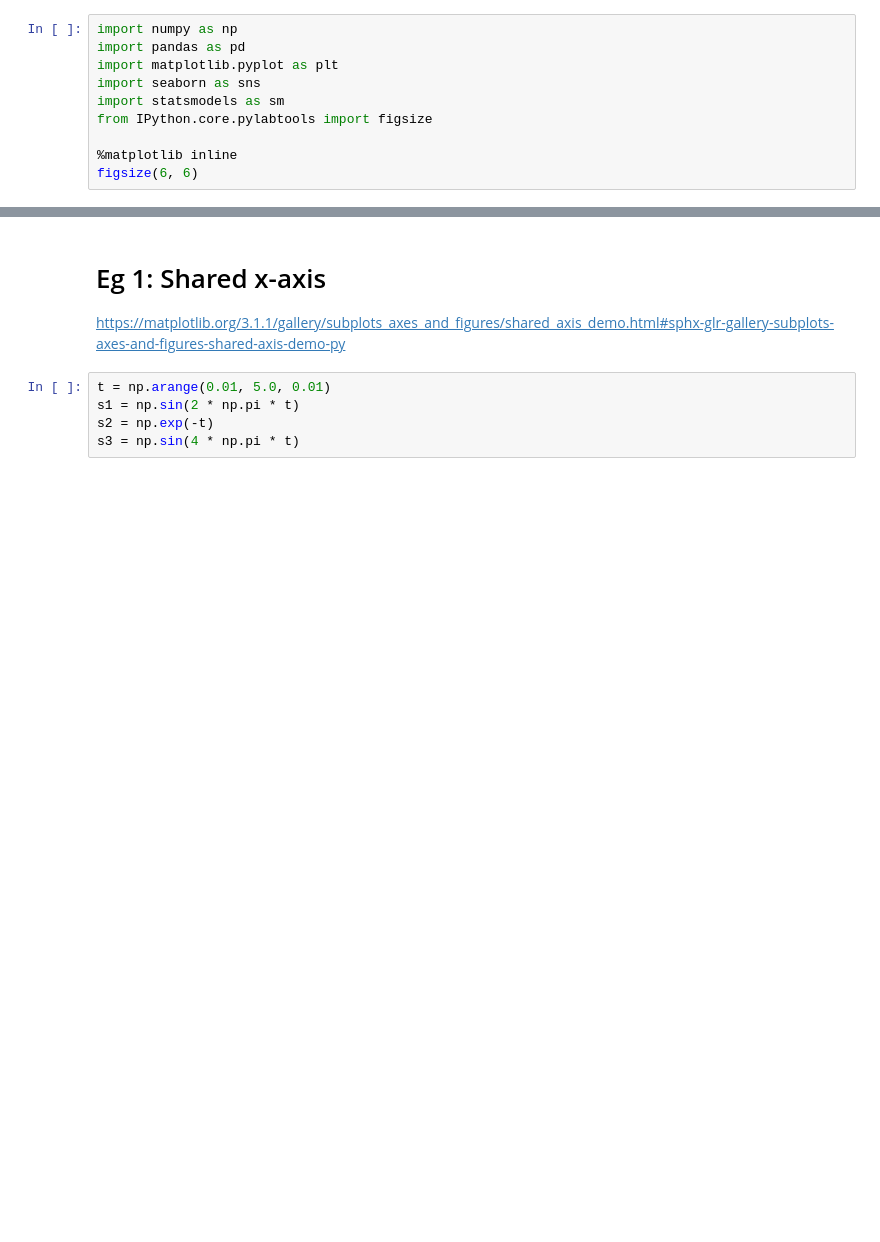
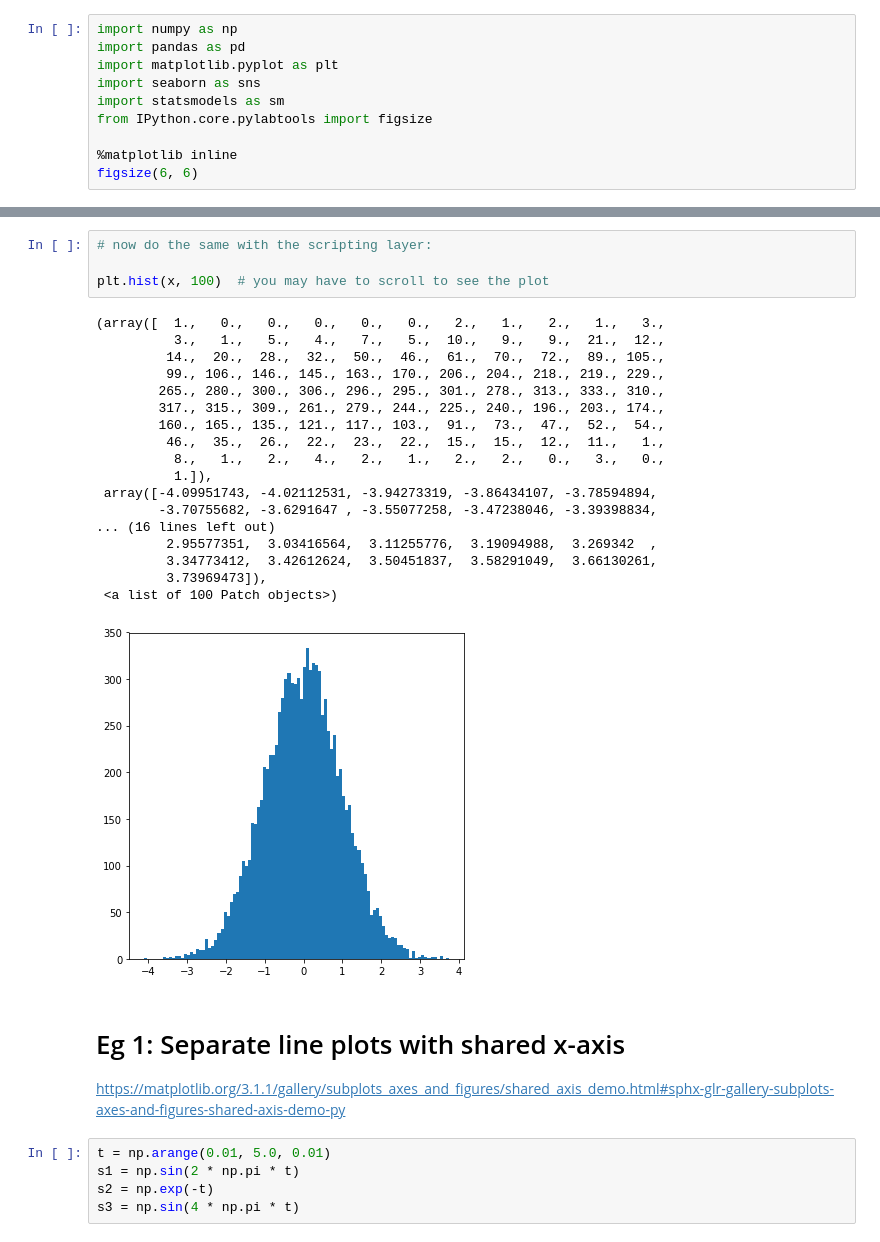
Before and after one commit to nayefahmad/jupyter-notebook-home, a Jupyter notebook: 2019-12-05_matplotlib-examples.ipynb, the cells around one changed output, grey strips where cells are left out. Cells and saved outputs as stored; diff of their text form; blank space fills up the shorter version.

```diff
--- a/2019-12-05_matplotlib-examples.ipynb
+++ b/2019-12-05_matplotlib-examples.ipynb
@@ -13,5 +52,28 @@ figsize(6, 6)
+# %%
+# now do the same with the scripting layer:
+
+plt.hist(x, 100)  # you may have to scroll to see the plot
+# %% [output]
+(array([  1.,   0.,   0.,   0.,   0.,   0.,   2.,   1.,   2.,   1.,   3.,
+          3.,   1.,   5.,   4.,   7.,   5.,  10.,   9.,   9.,  21.,  12.,
+         14.,  20.,  28.,  32.,  50.,  46.,  61.,  70.,  72.,  89., 105.,
+         99., 106., 146., 145., 163., 170., 206., 204., 218., 219., 229.,
+        265., 280., 300., 306., 296., 295., 301., 278., 313., 333., 310.,
+        317., 315., 309., 261., 279., 244., 225., 240., 196., 203., 174.,
+        160., 165., 135., 121., 117., 103.,  91.,  73.,  47.,  52.,  54.,
+         46.,  35.,  26.,  22.,  23.,  22.,  15.,  15.,  12.,  11.,   1.,
+          8.,   1.,   2.,   4.,   2.,   1.,   2.,   2.,   0.,   3.,   0.,
+          1.]),
+ array([-4.09951743, -4.02112531, -3.94273319, -3.86434107, -3.78594894,
+        -3.70755682, -3.6291647 , -3.55077258, -3.47238046, -3.39398834,
+... (16 lines left out)
+         2.95577351,  3.03416564,  3.11255776,  3.19094988,  3.269342  ,
+         3.34773412,  3.42612624,  3.50451837,  3.58291049,  3.66130261,
+         3.73969473]),
+ <a list of 100 Patch objects>)
+[figure, added]
 # %% [markdown]
-# Eg 1: Shared x-axis
+# Eg 1: Separate line plots with shared x-axis
 
 https://matplotlib.org/3.1.1/gallery/subplots_axes_and_figures/shared_axis_demo.html#sphx-glr-gallery-subplots-axes-and-figures-shared-axis-demo-py
 # %%
```
Also changed, not shown: parts of 12 cells of this notebook.
